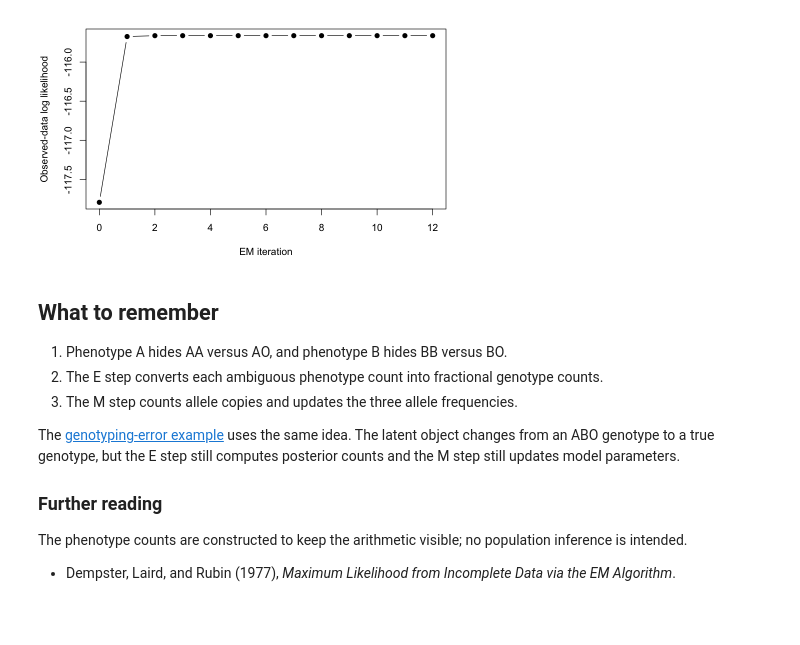
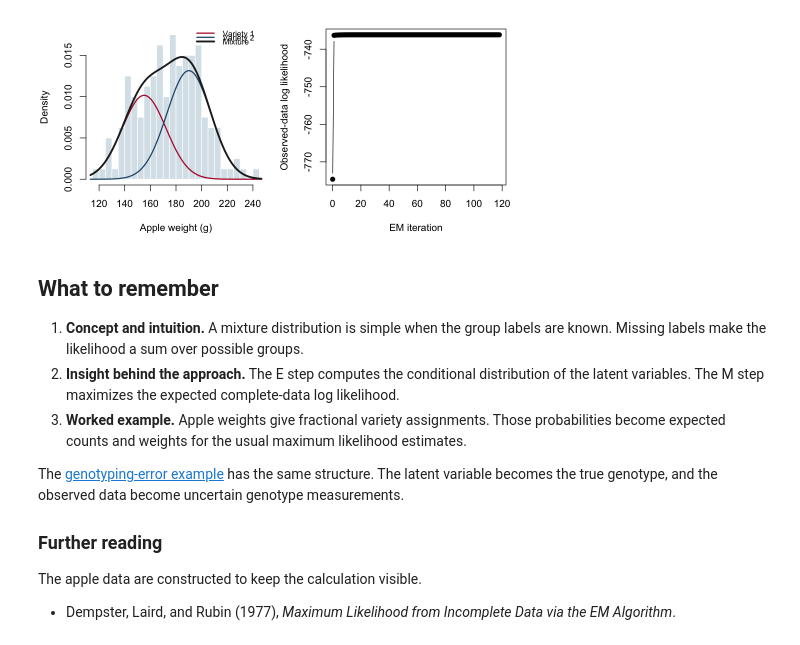
Before and after one commit to StatFunGen/P8149_2026_vignettes, a Jupyter notebook: P8149_Lecture_2_EM_Basics.ipynb, the cells around one changed output. Saved outputs shown, nothing was run; the diff lists cells and outputs as text; code cells hidden in the pictures; blank space fills up the shorter version.

```diff
--- a/P8149_Lecture_2_EM_Basics.ipynb
+++ b/P8149_Lecture_2_EM_Basics.ipynb
@@ -212,27 +243,42 @@ The E step uses the current allele frequencies to split the A and B phenotypes.
-# %%
-options(repr.plot.width = 7, repr.plot.height = 4)
-par(mar = c(4, 4, 1, 1))
-plot(
-  fit$history$iteration,
-  fit$history$loglik,
-  type = "b",
-  pch = 19,
-  xlab = "EM iteration",
-  ylab = "Observed-data log likelihood"
-)
-# %% [output]
-[figure, removed]
+# %%
+grid <- seq(min(weight) - 5, max(weight) + 5, length.out = 400)
+component_1 <- fit$pi * dnorm(grid, fit$mu[1], fit$sigma)
+component_2 <- (1 - fit$pi) * dnorm(grid, fit$mu[2], fit$sigma)
+
+options(repr.plot.width = 8, repr.plot.height = 3.6)
+par(mfrow = c(1, 2), mar = c(4, 4, 1, 1))
+hist(
+  weight, breaks = 18, probability = TRUE,
+  col = "#d9e4ea", border = "white",
+  xlab = "Apple weight (g)", main = ""
+)
+lines(grid, component_1, col = "#b31b34", lwd = 2)
+lines(grid, component_2, col = "#24567a", lwd = 2)
+lines(grid, component_1 + component_2, col = "#222222", lwd = 3)
+legend(
+  "topright", c("Variety 1", "Variety 2", "Mixture"),
+  col = c("#b31b34", "#24567a", "#222222"),
+  lwd = c(2, 2, 3), bty = "n", cex = 0.8
+)
+plot(
+  fit$history$iteration, fit$history$loglik,
+  type = "b", pch = 19,
+  xlab = "EM iteration", ylab = "Observed-data log likelihood"
+)
+par(mfrow = c(1, 1))
+# %% [output]
+[figure, added]
 # %% [markdown]
 ## What to remember
 
-1. Phenotype A hides AA versus AO, and phenotype B hides BB versus BO.
-2. The E step converts each ambiguous phenotype count into fractional genotype counts.
-3. The M step counts allele copies and updates the three allele frequencies.
+1. **Concept and intuition.** A mixture distribution is simple when the group labels are known. Missing labels make the likelihood a sum over possible groups.
+2. **Insight behind the approach.** The E step computes the conditional distribution of the latent variables. The M step maximizes the expected complete-data log likelihood.
+3. **Worked example.** Apple weights give fractional variety assignments. Those probabilities become expected counts and weights for the usual maximum likelihood estimates.
 
-The [genotyping-error example](P8149_Lecture_2_MAF_MLE_EM.ipynb) uses the same idea. The latent object changes from an ABO genotype to a true genotype, but the E step still computes posterior counts and the M step still updates model parameters.
+The [genotyping-error example](P8149_Lecture_2_MAF_MLE_EM.ipynb) has the same structure. The latent variable becomes the true genotype, and the observed data become uncertain genotype measurements.
 
 ### Further reading
 
-The phenotype counts are constructed to keep the arithmetic visible; no population inference is intended.
+The apple data are constructed to keep the calculation visible.
 
 - Dempster, Laird, and Rubin (1977), *Maximum Likelihood from Incomplete Data via the EM Algorithm*.
```
Also changed, not shown: parts of 14 cells of this notebook, 1 other file.
